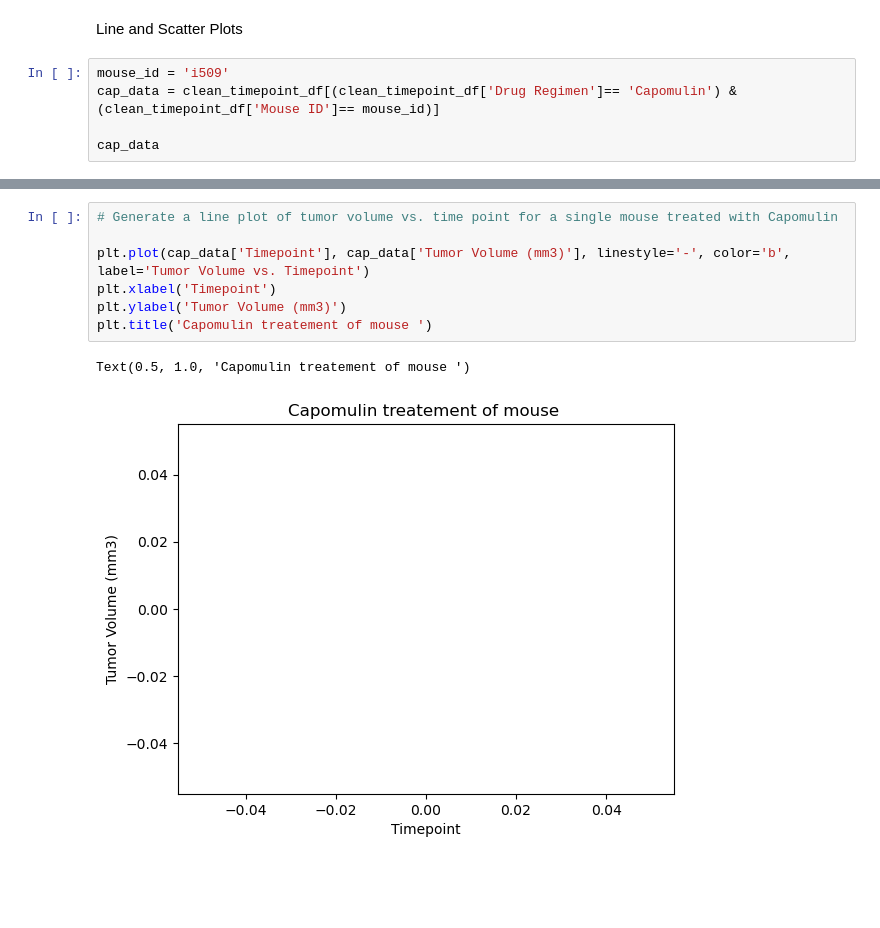
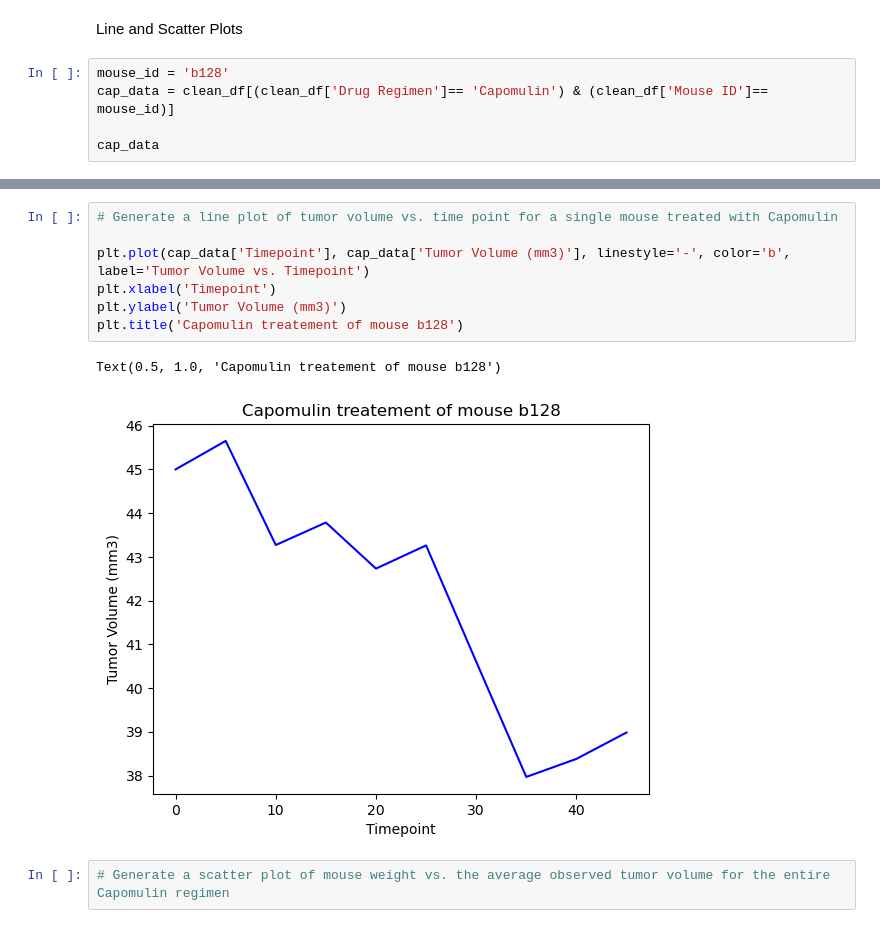
Before and after one commit to natbiorg/data_visualization_challenge, a Jupyter notebook: pymaceuticals.ipynb, the cells around one changed output, grey strips where cells are left out. Cells and saved outputs as stored; diff of their text form; blank space fills up the shorter version.

```diff
--- a/pymaceuticals.ipynb
+++ b/pymaceuticals.ipynb
@@ -281,8 +254,8 @@ plt.show()
 # %% [markdown]
 Line and Scatter Plots
 # %%
-mouse_id = 'i509'
-cap_data = clean_timepoint_df[(clean_timepoint_df['Drug Regimen']== 'Capomulin') & (clean_timepoint_df['Mouse ID']== mouse_id)]
+mouse_id = 'b128'
+cap_data = clean_df[(clean_df['Drug Regimen']== 'Capomulin') & (clean_df['Mouse ID']== mouse_id)]
 
 cap_data
 # %% [output]
@@ -290,10 +273,12 @@ cap_data
 # %%
 # Generate a line plot of tumor volume vs. time point for a single mouse treated with Capomulin
 
 plt.plot(cap_data['Timepoint'], cap_data['Tumor Volume (mm3)'], linestyle='-', color='b', label='Tumor Volume vs. Timepoint')
 plt.xlabel('Timepoint')
 plt.ylabel('Tumor Volume (mm3)')
-plt.title('Capomulin treatement of mouse ')
+plt.title('Capomulin treatement of mouse b128')
 # %% [output]
-Text(0.5, 1.0, 'Capomulin treatement of mouse ')
+Text(0.5, 1.0, 'Capomulin treatement of mouse b128')
-[figure, old version]
+[figure, new version]
+# %%
+# Generate a scatter plot of mouse weight vs. the average observed tumor volume for the entire Capomulin regimen
```
Also changed, not shown: parts of 4 cells of this notebook.
